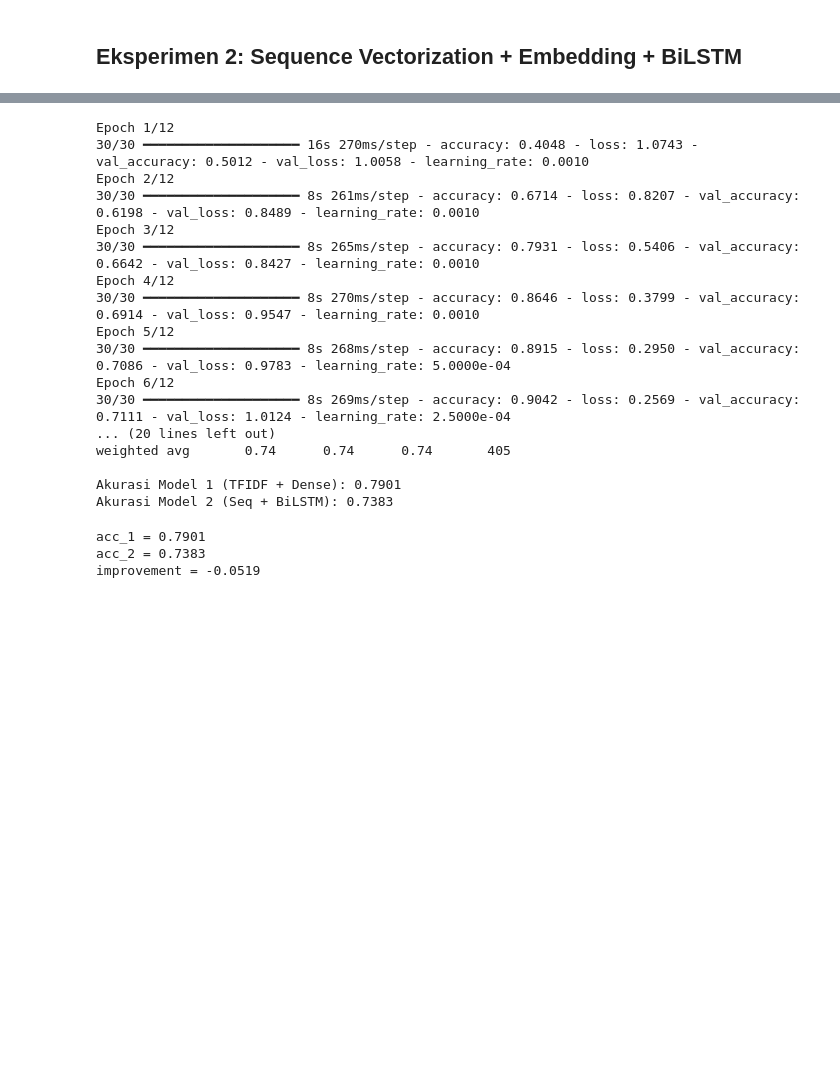
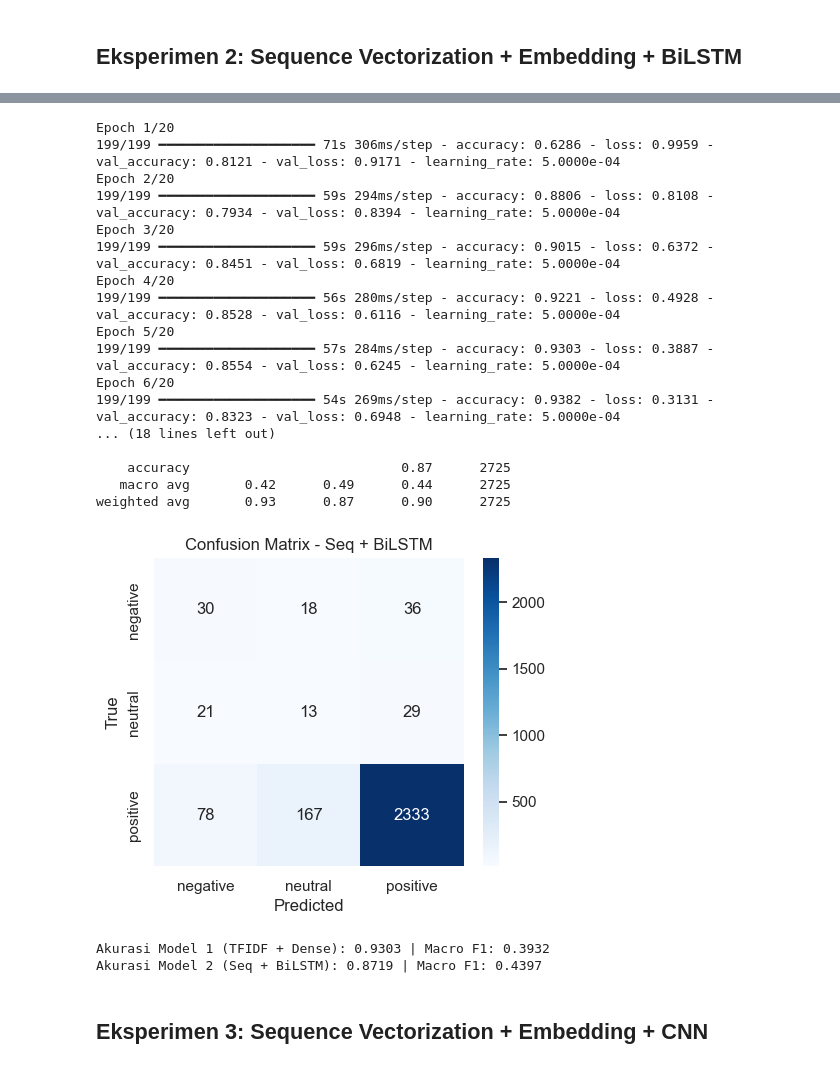
Before and after one commit to dianerdiana-learning/hok-sentiment-analysis, a Jupyter notebook: analisis_sentimen_duolingo.ipynb, the cells around one changed output, grey strips where cells are left out. Drawn from its saved outputs; the diff is of its cells as text; code cells hidden in the pictures; blank space fills up the shorter version.

```diff
--- a/analisis_sentimen_duolingo.ipynb
+++ b/analisis_sentimen_duolingo.ipynb
@@ -350,10 +405,15 @@ X_val, X_test, y_val, y_test = train_test_split(
     X_temp, y_temp, test_size=0.50, random_state=SEED, stratify=y_temp
 )
 
+classes = np.unique(y_train)
+class_weights = compute_class_weight(class_weight="balanced", classes=classes, y=y_train)
+class_weight_dict = {int(cls): float(weight) for cls, weight in zip(classes, class_weights)}
+
 print("Jumlah data:")
 print("Train:", len(X_train))
 print("Val  :", len(X_val))
 print("Test :", len(X_test))
 print("Dtype X_train:", X_train.dtype, "| Dtype y_train:", y_train.dtype)
+print("Class weights:", class_weight_dict)
 # %% [output]
 Jumlah data:
@@ -533,34 +623,39 @@ Model: "seq_bilstm"
  Trainable params: 3,984,387 (15.20 MB)
  Non-trainable params: 0 (0.00 B)
 # %%
-history_2 = compile_and_train(model_2, X_train, y_train, X_val, y_val, "Seq + BiLSTM")
-acc_2, pred_2 = evaluate_model(model_2, X_test, y_test, "Seq + BiLSTM")
+history_2 = compile_and_train(
+    model_2,
+    X_train,
+    y_train,
+    X_val,
+    y_val,
+    "Seq + BiLSTM",
+    class_weight=class_weight_dict,
+)
+acc_2, f1_2, pred_2 = evaluate_model(model_2, X_test, y_test, "Seq + BiLSTM")
 
-print(f"Akurasi Model 1 (TFIDF + Dense): {acc_1:.4f}")
-print(f"Akurasi Model 2 (Seq + BiLSTM): {acc_2:.4f}")
+print(f"Akurasi Model 1 (TFIDF + Dense): {acc_1:.4f} | Macro F1: {f1_1:.4f}")
+print(f"Akurasi Model 2 (Seq + BiLSTM): {acc_2:.4f} | Macro F1: {f1_2:.4f}")
 # %% [output]
-Epoch 1/12
-30/30 ━━━━━━━━━━━━━━━━━━━━ 16s 270ms/step - accuracy: 0.4048 - loss: 1.0743 - val_accuracy: 0.5012 - val_loss: 1.0058 - learning_rate: 0.0010
-Epoch 2/12
-30/30 ━━━━━━━━━━━━━━━━━━━━ 8s 261ms/step - accuracy: 0.6714 - loss: 0.8207 - val_accuracy: 0.6198 - val_loss: 0.8489 - learning_rate: 0.0010
-Epoch 3/12
-30/30 ━━━━━━━━━━━━━━━━━━━━ 8s 265ms/step - accuracy: 0.7931 - loss: 0.5406 - val_accuracy: 0.6642 - val_loss: 0.8427 - learning_rate: 0.0010
-Epoch 4/12
-30/30 ━━━━━━━━━━━━━━━━━━━━ 8s 270ms/step - accuracy: 0.8646 - loss: 0.3799 - val_accuracy: 0.6914 - val_loss: 0.9547 - learning_rate: 0.0010
-Epoch 5/12
-30/30 ━━━━━━━━━━━━━━━━━━━━ 8s 268ms/step - accuracy: 0.8915 - loss: 0.2950 - val_accuracy: 0.7086 - val_loss: 0.9783 - learning_rate: 5.0000e-04
-Epoch 6/12
-30/30 ━━━━━━━━━━━━━━━━━━━━ 8s 269ms/step - accuracy: 0.9042 - loss: 0.2569 - val_accuracy: 0.7111 - val_loss: 1.0124 - learning_rate: 2.5000e-04
-... (20 lines left out)
-weighted avg       0.74      0.74      0.74       405
+Epoch 1/20
+199/199 ━━━━━━━━━━━━━━━━━━━━ 71s 306ms/step - accuracy: 0.6286 - loss: 0.9959 - val_accuracy: 0.8121 - val_loss: 0.9171 - learning_rate: 5.0000e-04
+Epoch 2/20
+199/199 ━━━━━━━━━━━━━━━━━━━━ 59s 294ms/step - accuracy: 0.8806 - loss: 0.8108 - val_accuracy: 0.7934 - val_loss: 0.8394 - learning_rate: 5.0000e-04
+Epoch 3/20
+199/199 ━━━━━━━━━━━━━━━━━━━━ 59s 296ms/step - accuracy: 0.9015 - loss: 0.6372 - val_accuracy: 0.8451 - val_loss: 0.6819 - learning_rate: 5.0000e-04
+Epoch 4/20
+199/199 ━━━━━━━━━━━━━━━━━━━━ 56s 280ms/step - accuracy: 0.9221 - loss: 0.4928 - val_accuracy: 0.8528 - val_loss: 0.6116 - learning_rate: 5.0000e-04
+Epoch 5/20
+199/199 ━━━━━━━━━━━━━━━━━━━━ 57s 284ms/step - accuracy: 0.9303 - loss: 0.3887 - val_accuracy: 0.8554 - val_loss: 0.6245 - learning_rate: 5.0000e-04
+Epoch 6/20
+199/199 ━━━━━━━━━━━━━━━━━━━━ 54s 269ms/step - accuracy: 0.9382 - loss: 0.3131 - val_accuracy: 0.8323 - val_loss: 0.6948 - learning_rate: 5.0000e-04
+... (18 lines left out)
 
-Akurasi Model 1 (TFIDF + Dense): 0.7901
-Akurasi Model 2 (Seq + BiLSTM): 0.7383
+    accuracy                           0.87      2725
+   macro avg       0.42      0.49      0.44      2725
+weighted avg       0.93      0.87      0.90      2725
+[figure, added]
+Akurasi Model 1 (TFIDF + Dense): 0.9303 | Macro F1: 0.3932
+Akurasi Model 2 (Seq + BiLSTM): 0.8719 | Macro F1: 0.4397
-# %%
-print("acc_1 =", round(float(acc_1), 4))
-print("acc_2 =", round(float(acc_2), 4))
-print("improvement =", round(float(acc_2 - acc_1), 4))
-# %% [output]
-acc_1 = 0.7901
-acc_2 = 0.7383
-improvement = -0.0519
+# %% [markdown]
+## Eksperimen 3: Sequence Vectorization + Embedding + CNN
```
Also changed, not shown: parts of 14 cells of this notebook, 4 other files.
